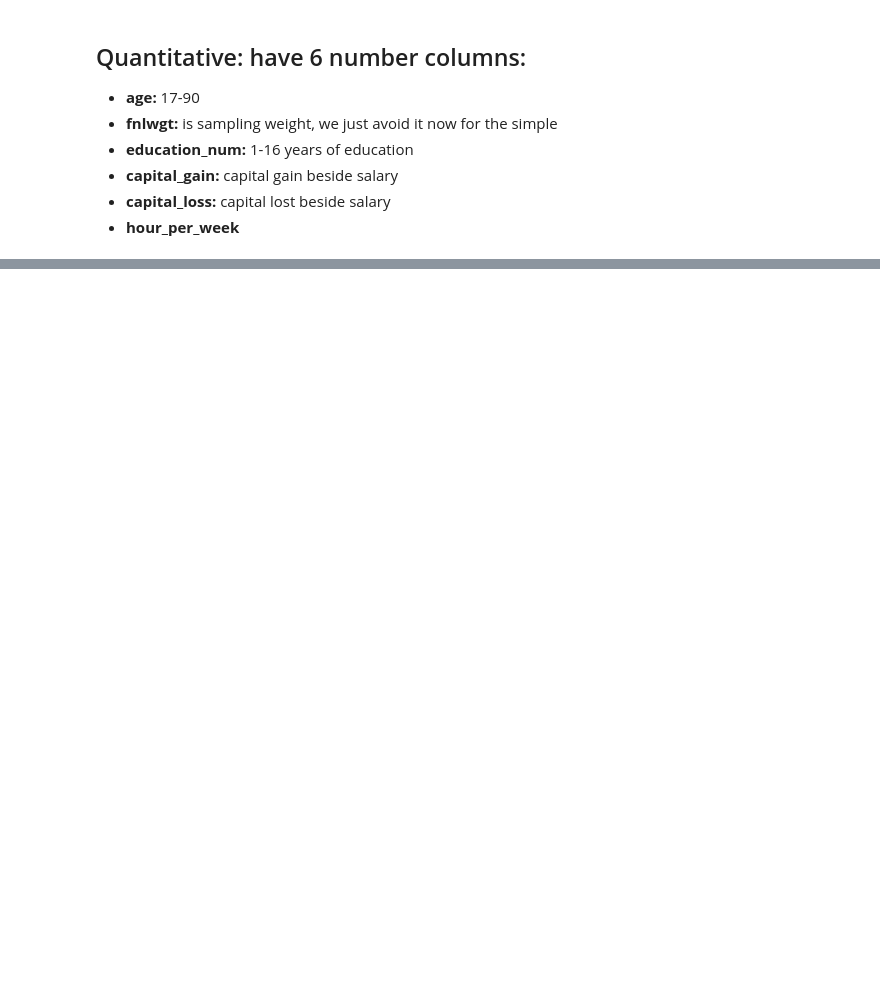
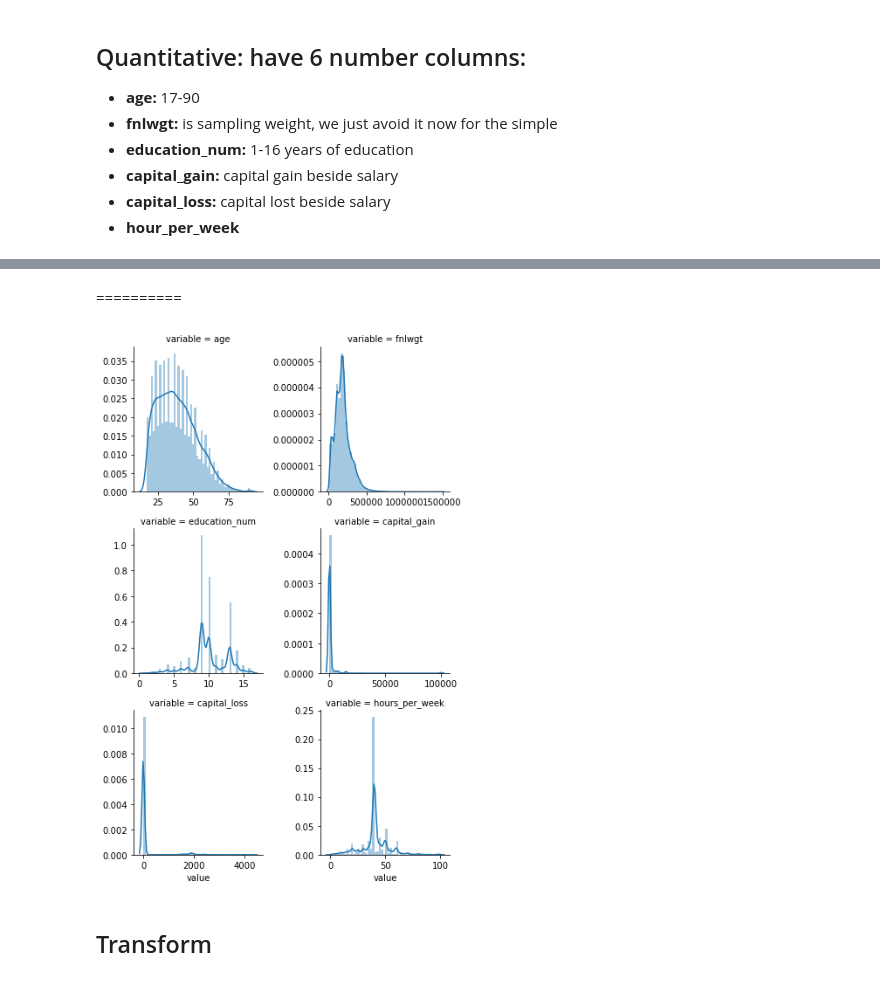
Before and after one commit to ngonhan2k5/cs-ml, a Jupyter notebook: proj1/proj1_eda.ipynb, the cells around one changed output, grey strips where cells are left out. Cells and saved outputs as stored; diff of their text form; code cells hidden in the pictures; blank space fills up the shorter version.

```diff
--- a/proj1/proj1_eda.ipynb
+++ b/proj1/proj1_eda.ipynb
@@ -43,3 +46,6 @@ hours_per_week     int64
 native_country    object
 income            object
 dtype: object
+# %%
+quantitative = [f for f in df.columns if df.dtypes[f] != 'object']
+{'Quantitative': quantitative}
@@ -111,0 +159,10 @@ array([' <=50K', ' >50K'], dtype=object)
+# %% [markdown]
+==========
+# %%
+f = pd.melt(df, value_vars=quantitative)
+g = sns.FacetGrid(f, col="variable",  col_wrap=2, sharex=False, sharey=False)
+g = g.map(sns.distplot, "value")
+# %% [output]
+[figure, added]
+# %% [markdown]
+## Transform
```
Also changed, not shown: parts of 14 cells of this notebook, 1 other file.
